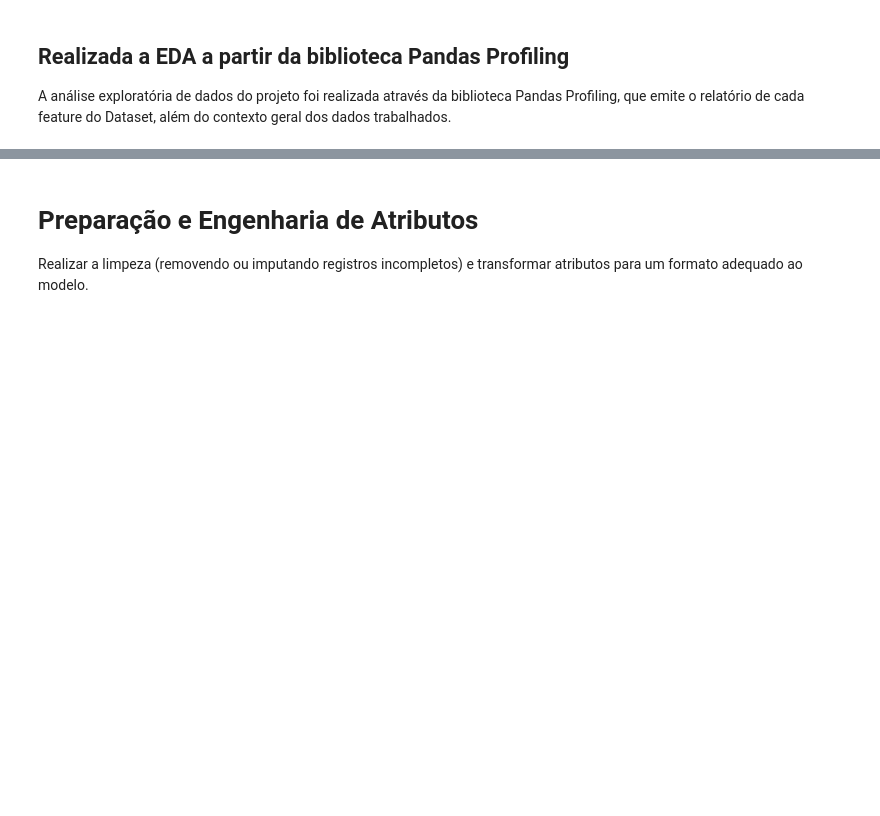
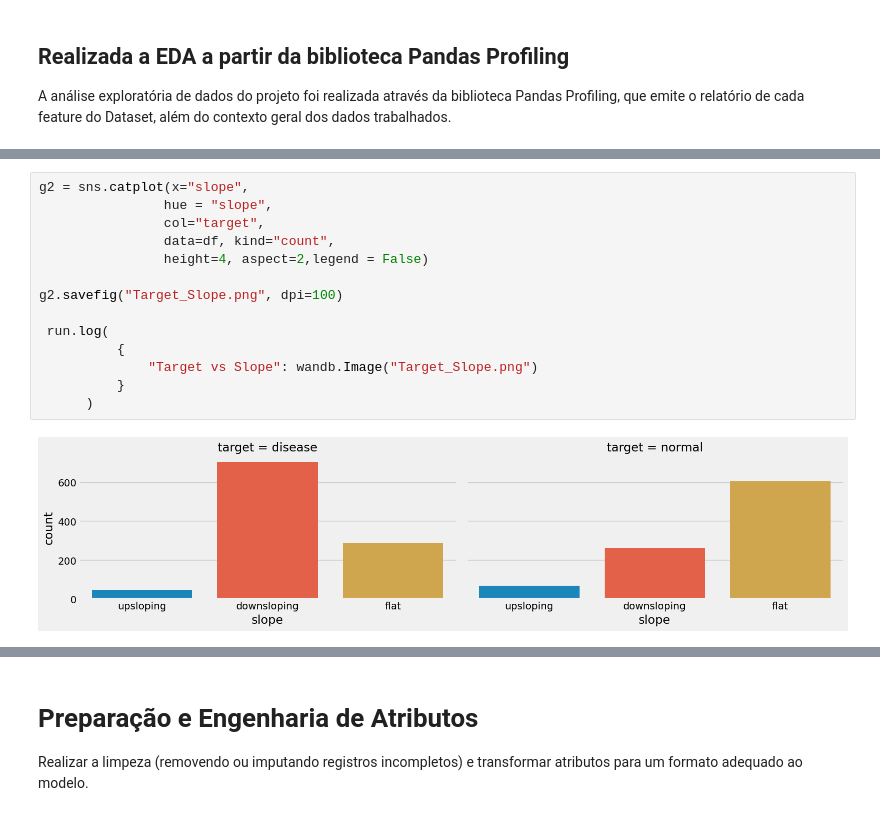
Before and after one commit to GuilhermeN391/Heart_Disease_App, a Jupyter notebook: Heart_Disease_Prediction.ipynb, the cells around one changed output, grey strips where cells are left out. Drawn from its saved outputs; the diff is of its cells as text; blank space fills up the shorter version.

```diff
--- a/Heart_Disease_Prediction.ipynb
+++ b/Heart_Disease_Prediction.ipynb
@@ -338,0 +361,16 @@ plt.show()
+# %%
+g2 = sns.catplot(x="slope",
+                hue = "slope",
+                col="target",
+                data=df, kind="count",
+                height=4, aspect=2,legend = False)
+
+g2.savefig("Target_Slope.png", dpi=100)
+
+ run.log(
+          {
+              "Target vs Slope": wandb.Image("Target_Slope.png")
+          }
+      )
+# %% [output]
+[figure, added]
```
Also changed, not shown: parts of 38 cells of this notebook.
